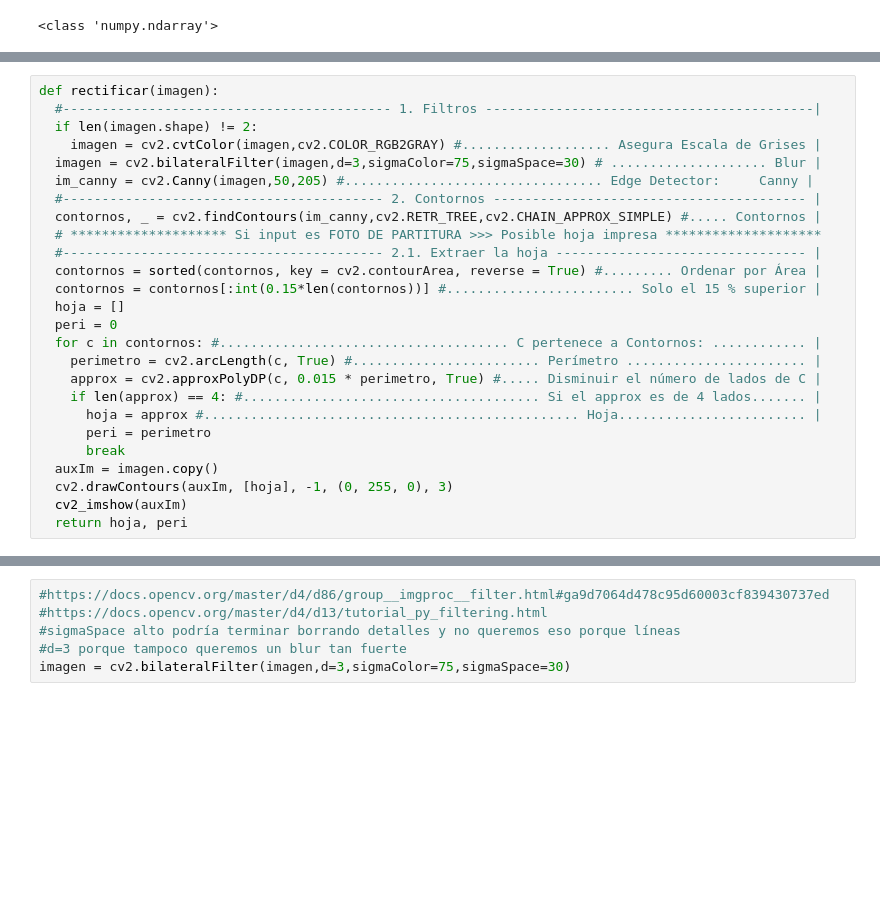
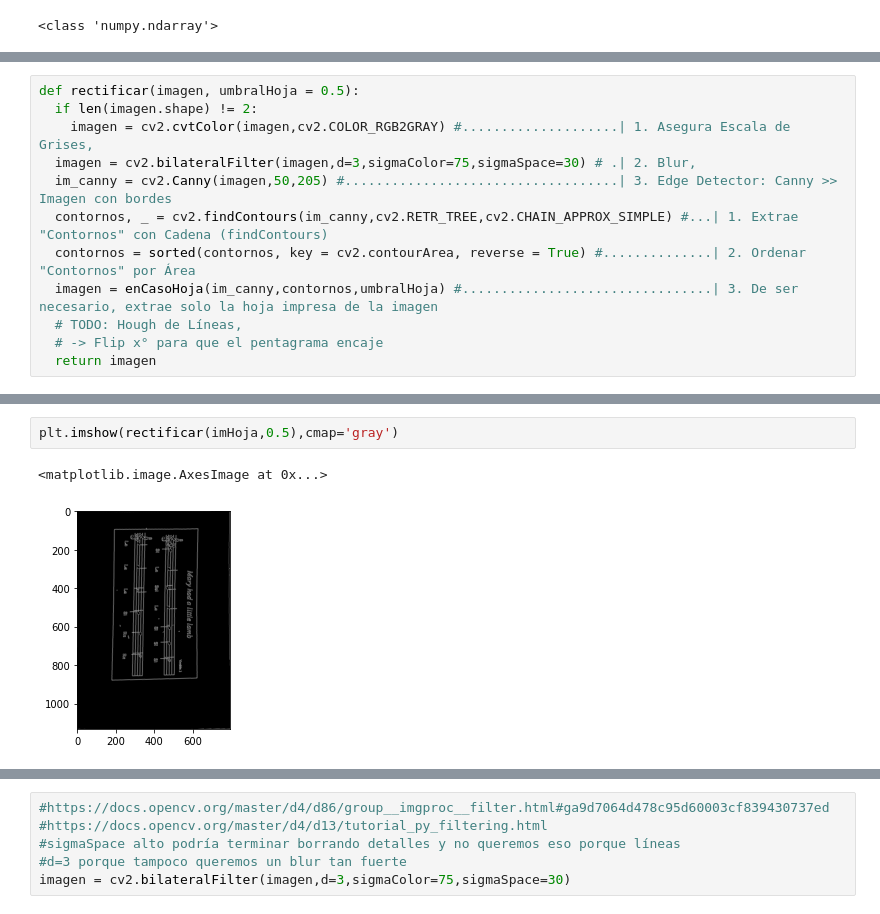
Before and after one commit to Carhuacusma/CC61_PDI_Trabajo_Final, a Jupyter notebook: CC61_PDI_Trabajo_Final.ipynb, the cells around one changed output, grey strips where cells are left out. Cells and saved outputs as stored; diff of their text form; blank space fills up the shorter version.

Commit message:
TODO: Hough de Líneas para hacer flip

```diff
--- a/CC61_PDI_Trabajo_Final.ipynb
+++ b/CC61_PDI_Trabajo_Final.ipynb
@@ -39,26 +92,12 @@ plt.imshow(imagen)
 # %%
-def rectificar(imagen):
-  #------------------------------------------ 1. Filtros ------------------------------------------|
+def rectificar(imagen, umbralHoja = 0.5):
   if len(imagen.shape) != 2:
-    imagen = cv2.cvtColor(imagen,cv2.COLOR_RGB2GRAY) #................... Asegura Escala de Grises |
-  imagen = cv2.bilateralFilter(imagen,d=3,sigmaColor=75,sigmaSpace=30) # .................... Blur |
-  im_canny = cv2.Canny(imagen,50,205) #................................. Edge Detector:     Canny |
-  #----------------------------------------- 2. Contornos ---------------------------------------- |
-  contornos, _ = cv2.findContours(im_canny,cv2.RETR_TREE,cv2.CHAIN_APPROX_SIMPLE) #..... Contornos |
-  # ******************** Si input es FOTO DE PARTITURA >>> Posible hoja impresa ********************
-  #----------------------------------------- 2.1. Extraer la hoja -------------------------------- |
-  contornos = sorted(contornos, key = cv2.contourArea, reverse = True) #......... Ordenar por Área |
-  contornos = contornos[:int(0.15*len(contornos))] #........................ Solo el 15 % superior |
-  hoja = []
-  peri = 0
-  for c in contornos: #..................................... C pertenece a Contornos: ............ |
-    perimetro = cv2.arcLength(c, True) #........................ Perímetro ....................... |
-    approx = cv2.approxPolyDP(c, 0.015 * perimetro, True) #..... Disminuir el número de lados de C |
-    if len(approx) == 4: #...................................... Si el approx es de 4 lados....... |
-      hoja = approx #................................................ Hoja........................ |
-      peri = perimetro
-      break
-  auxIm = imagen.copy()
-  cv2.drawContours(auxIm, [hoja], -1, (0, 255, 0), 3)
-  cv2_imshow(auxIm)
-  return hoja, peri
+    imagen = cv2.cvtColor(imagen,cv2.COLOR_RGB2GRAY) #....................| 1. Asegura Escala de Grises,
+  imagen = cv2.bilateralFilter(imagen,d=3,sigmaColor=75,sigmaSpace=30) # .| 2. Blur,
+  im_canny = cv2.Canny(imagen,50,205) #...................................| 3. Edge Detector: Canny >> Imagen con bordes
+  contornos, _ = cv2.findContours(im_canny,cv2.RETR_TREE,cv2.CHAIN_APPROX_SIMPLE) #...| 1. Extrae "Contornos" con Cadena (findContours)
+  contornos = sorted(contornos, key = cv2.contourArea, reverse = True) #..............| 2. Ordenar "Contornos" por Área
+  imagen = enCasoHoja(im_canny,contornos,umbralHoja) #................................| 3. De ser necesario, extrae solo la hoja impresa de la imagen
+  # TODO: Hough de Líneas,
+  # -> Flip x° para que el pentagrama encaje
+  return imagen
@@ -80,0 +104,5 @@ contornos,peri = rectificar(imagen)
+# %%
+plt.imshow(rectificar(imHoja,0.5),cmap='gray')
+# %% [output]
+<matplotlib.image.AxesImage at 0x...>
+[figure, added]
```
Also changed, not shown: parts of 12 cells of this notebook.
